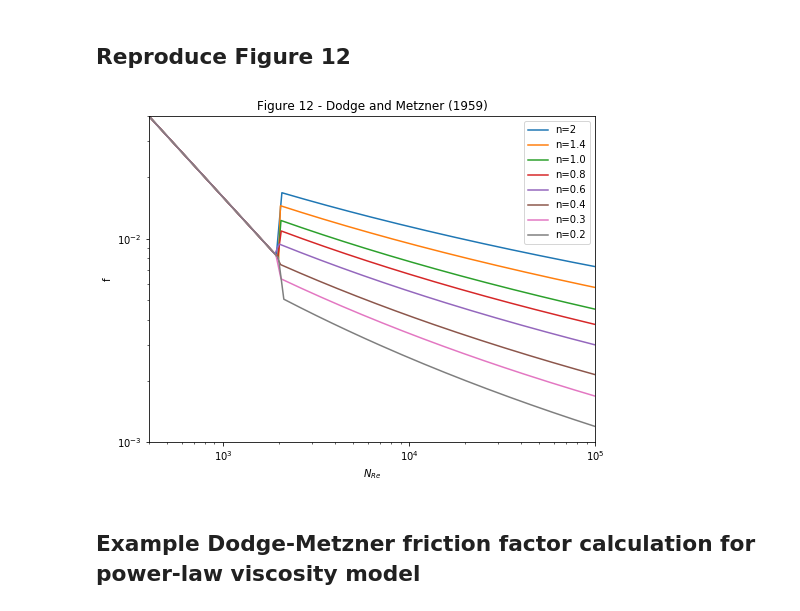
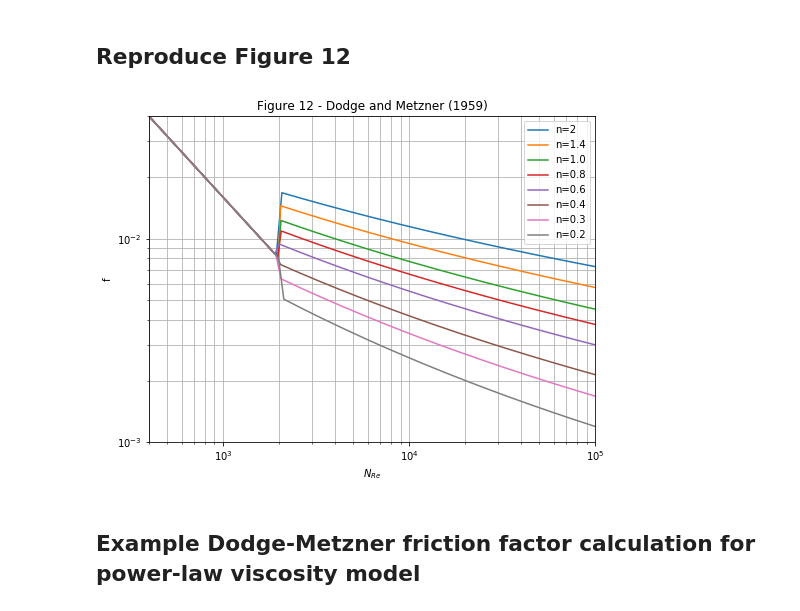
Before and after one commit to rheopy/rheoflow, a Jupyter notebook: notebooks/dodge_metzner.ipynb, the cells around one changed output. Drawn from its saved outputs; the diff is of its cells as text; code cells hidden in the pictures.

```diff
--- a/notebooks/dodge_metzner.ipynb
+++ b/notebooks/dodge_metzner.ipynb
@@ -51,31 +62,32 @@ def f_dm(re,n):
 # %%
 plt.figure(figsize=(8,6))
 rho=1000.
 k = .1
 d = .1
 
 # Special case for n=2
 d_list = np.logspace(-1,2,201)
 re_list = list(map(lambda x: re_dm(rho,x,1.,k,2.),d_list))
 f_list = list(map(lambda x: f_dm(x,2.),re_list))
 plt.loglog(re_list,f_list,'-',label='n='+str(2))
 
 # Plot f for n's in Didge-Metzner paper
 v = np.logspace(-3.,5.,501)
 n_list = [1.4,1.0,.8,.6,.4,.3,.2]
 for i,n in enumerate(n_list):
     re_list = list(map(lambda x: re_dm(rho,d,x,k,n=n),v))
     f_list = list(map(lambda x: f_dm(x,n),re_list))
     plt.loglog(re_list,f_list,'-',label='n='+str(n_list[i]))
 
 plt.xlim([400.,100000.])
 plt.ylim([.001,.04])
 plt.legend()
 plt.xlabel('$N_{Re}$')
 plt.ylabel('f')
+plt.grid(b=True,which='both')
 plt.title('Figure 12 - Dodge and Metzner (1959)');
 # %% [output]
-[figure, old version]
+[figure, new version]
 # %% [markdown]
 ## Example Dodge-Metzner friction factor calculation for power-law viscosity model
 # %%
```
Also changed, not shown: parts of 3 cells of this notebook.
